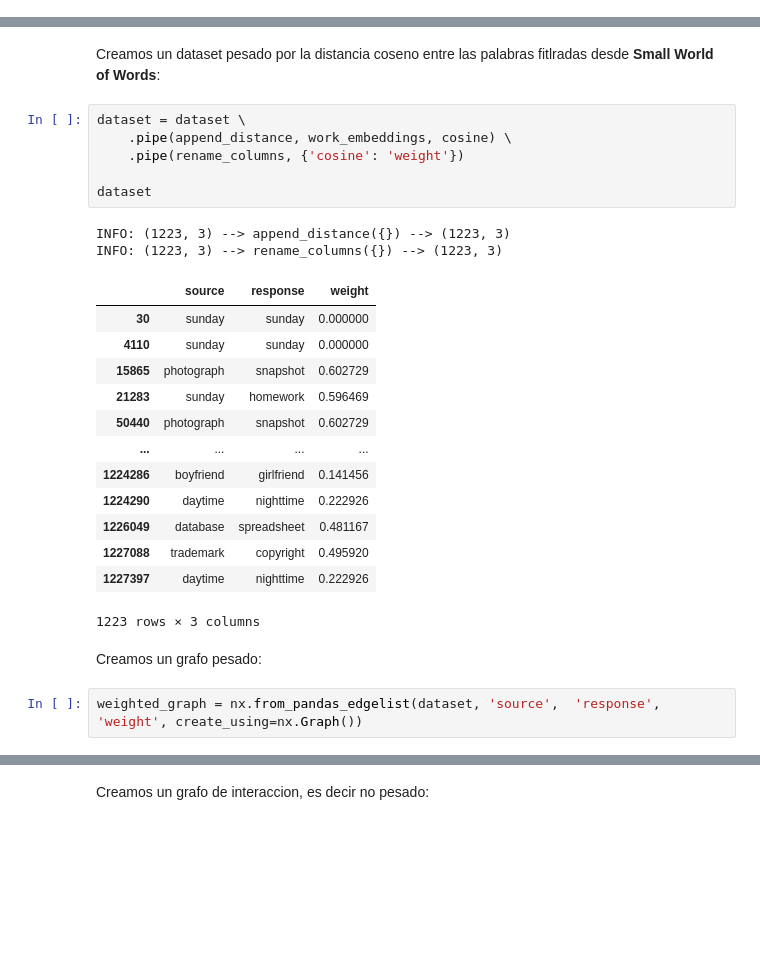
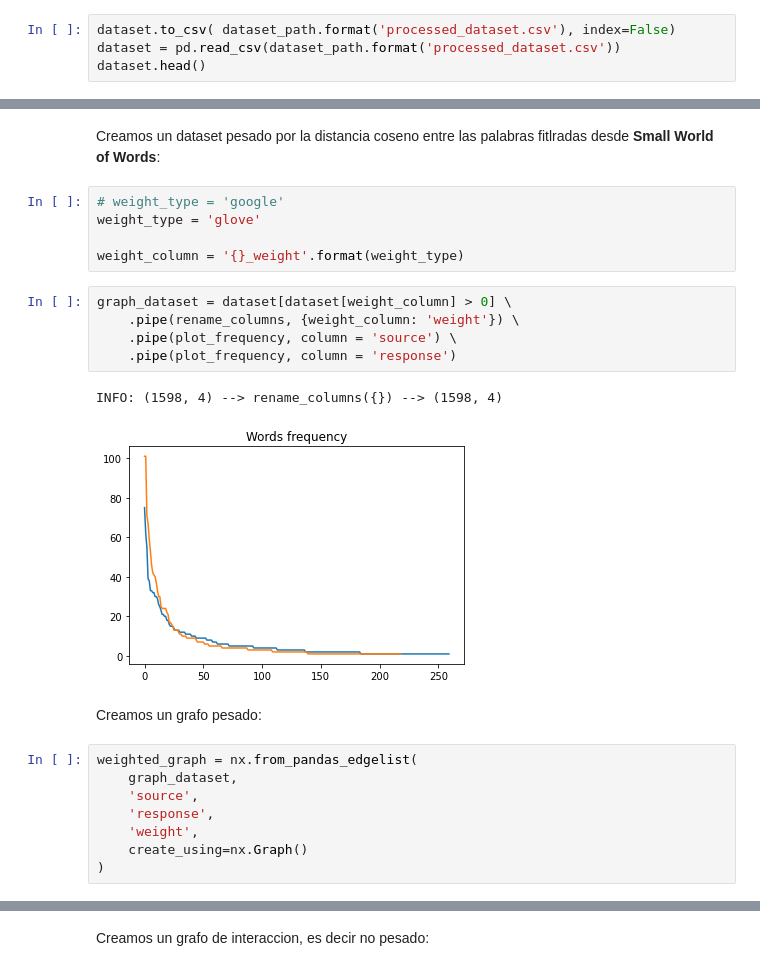
Before and after one commit to magistery-tps/dm-cyt-tp2, a Jupyter notebook: notebooks/tp2.ipynb, the cells around one changed output, grey strips where cells are left out. Drawn from its saved outputs; the diff is of its cells as text; blank space fills up the shorter version.

```diff
--- a/notebooks/tp2.ipynb
+++ b/notebooks/tp2.ipynb
@@ -212,0 +315,4 @@ distance(work_embeddings, any_word, any_word2, euclidean)
+# %%
+dataset.to_csv( dataset_path.format('processed_dataset.csv'), index=False)
+dataset = pd.read_csv(dataset_path.format('processed_dataset.csv'))
+dataset.head()
@@ -218,32 +331,29 @@ distance(work_embeddings, any_word, any_word2, euclidean)
 A continacion tomamos por un lado **dataset** (el cual tiene las columnas pregunta y respuesta) y por el otro el diccionario de **word_embeddings** y finalmente convertimos ambos datasets en grafos.
 # %% [markdown]
 Creamos un dataset pesado por la distancia coseno entre las palabras fitlradas desde **Small World of Words**:
-# %%
-dataset = dataset \
-    .pipe(append_distance, work_embeddings, cosine) \
-    .pipe(rename_columns, {'cosine': 'weight'})
-
-dataset
-# %% [output]
-INFO: (1223, 3) --> append_distance({}) --> (1223, 3)
-INFO: (1223, 3) --> rename_columns({}) --> (1223, 3)
-|  | source | response | weight |
-| 30 | sunday | sunday | 0.000000 |
-| 4110 | sunday | sunday | 0.000000 |
-| 15865 | photograph | snapshot | 0.602729 |
-| 21283 | sunday | homework | 0.596469 |
-| 50440 | photograph | snapshot | 0.602729 |
-| ... | ... | ... | ... |
-| 1224286 | boyfriend | girlfriend | 0.141456 |
-| 1224290 | daytime | nighttime | 0.222926 |
-| 1226049 | database | spreadsheet | 0.481167 |
-| 1227088 | trademark | copyright | 0.495920 |
-| 1227397 | daytime | nighttime | 0.222926 |
-1223 rows × 3 columns
+# %%
+# weight_type = 'google'
+weight_type = 'glove'
+
+weight_column = '{}_weight'.format(weight_type)
+# %%
+graph_dataset = dataset[dataset[weight_column] > 0] \
+    .pipe(rename_columns, {weight_column: 'weight'}) \
+    .pipe(plot_frequency, column = 'source') \
+    .pipe(plot_frequency, column = 'response')
+# %% [output]
+INFO: (1598, 4) --> rename_columns({}) --> (1598, 4)
+[figure, added]
 # %% [markdown]
 Creamos un grafo pesado:
 # %%
-weighted_graph = nx.from_pandas_edgelist(dataset, 'source',  'response', 'weight', create_using=nx.Graph())
+weighted_graph = nx.from_pandas_edgelist(
+    graph_dataset,
+    'source',
+    'response',
+    'weight',
+    create_using=nx.Graph()
+)
 # %%
 graph_summary(weighted_graph)
 # %% [output]
```
Also changed, not shown: parts of 40 cells of this notebook, 6 other files.
